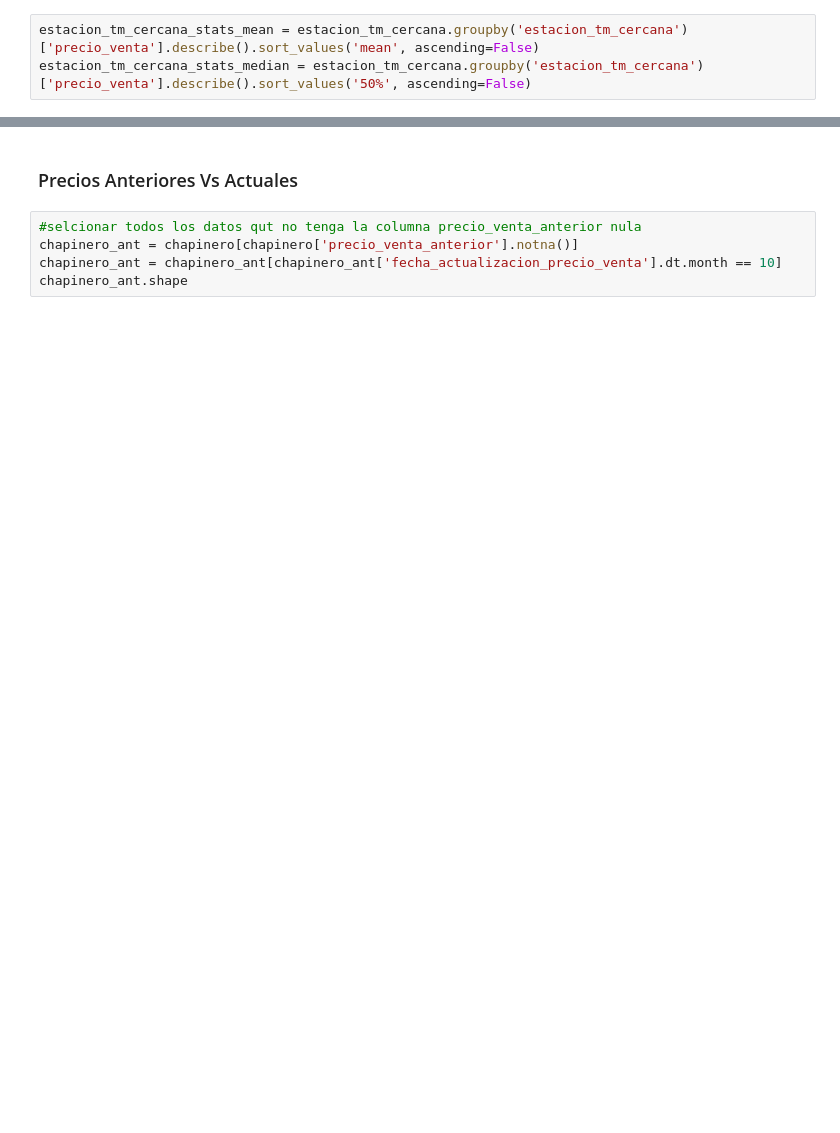
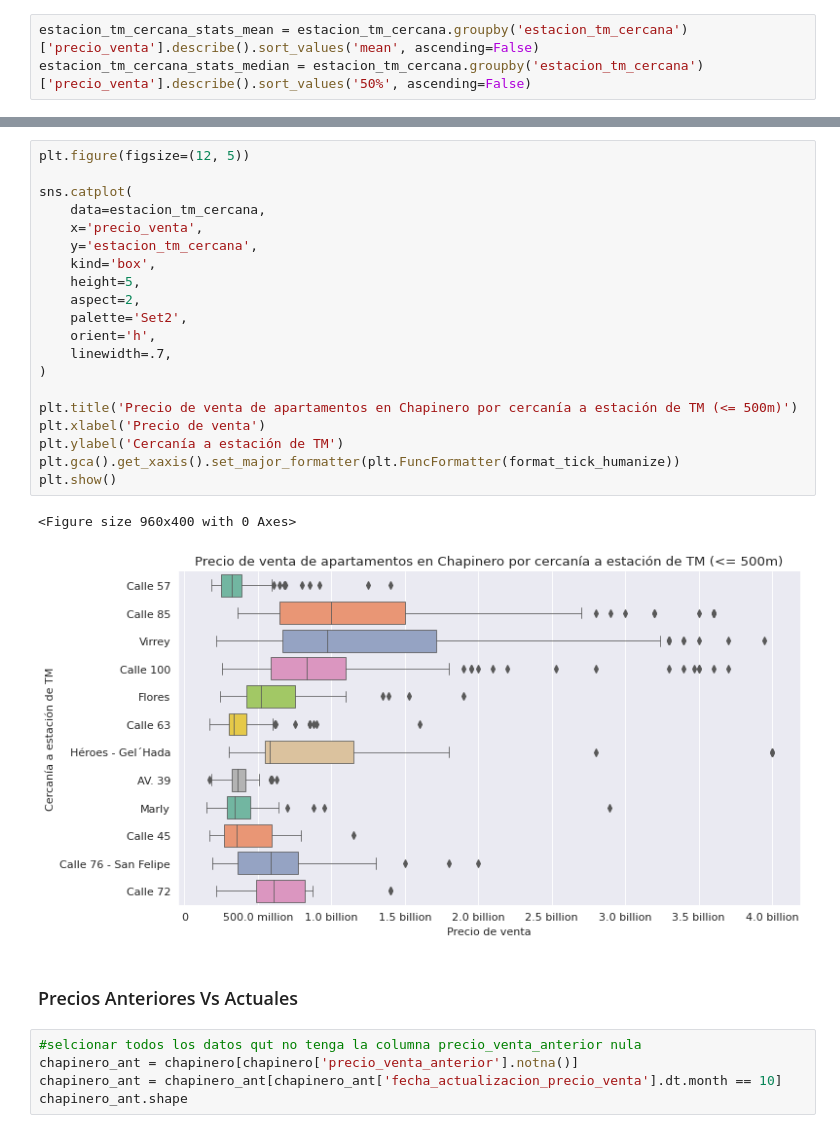
Before and after one commit to builker-col/bogota-apartments, a Jupyter notebook: notebooks/localidades/chapinero_venta.ipynb, the cells around one changed output, grey strips where cells are left out. Cells and saved outputs as stored; diff of their text form; blank space fills up the shorter version.

```diff
--- a/notebooks/localidades/chapinero_venta.ipynb
+++ b/notebooks/localidades/chapinero_venta.ipynb
@@ -798,3 +798,26 @@ plt.show()
+# %%
+plt.figure(figsize=(12, 5))
+
+sns.catplot(
+    data=estacion_tm_cercana,
+    x='precio_venta',
+    y='estacion_tm_cercana',
+    kind='box',
+    height=5,
+    aspect=2,
+    palette='Set2',
+    orient='h',
+    linewidth=.7,
+)
+
+plt.title('Precio de venta de apartamentos en Chapinero por cercanía a estación de TM (<= 500m)')
+plt.xlabel('Precio de venta')
+plt.ylabel('Cercanía a estación de TM')
+plt.gca().get_xaxis().set_major_formatter(plt.FuncFormatter(format_tick_humanize))
+plt.show()
+# %% [output]
+<Figure size 960x400 with 0 Axes>
+[figure, added]
 # %% [markdown]
 ### Precios Anteriores Vs Actuales
 # %%
```
Also changed, not shown: parts of 42 cells of this notebook, 2 other files.
